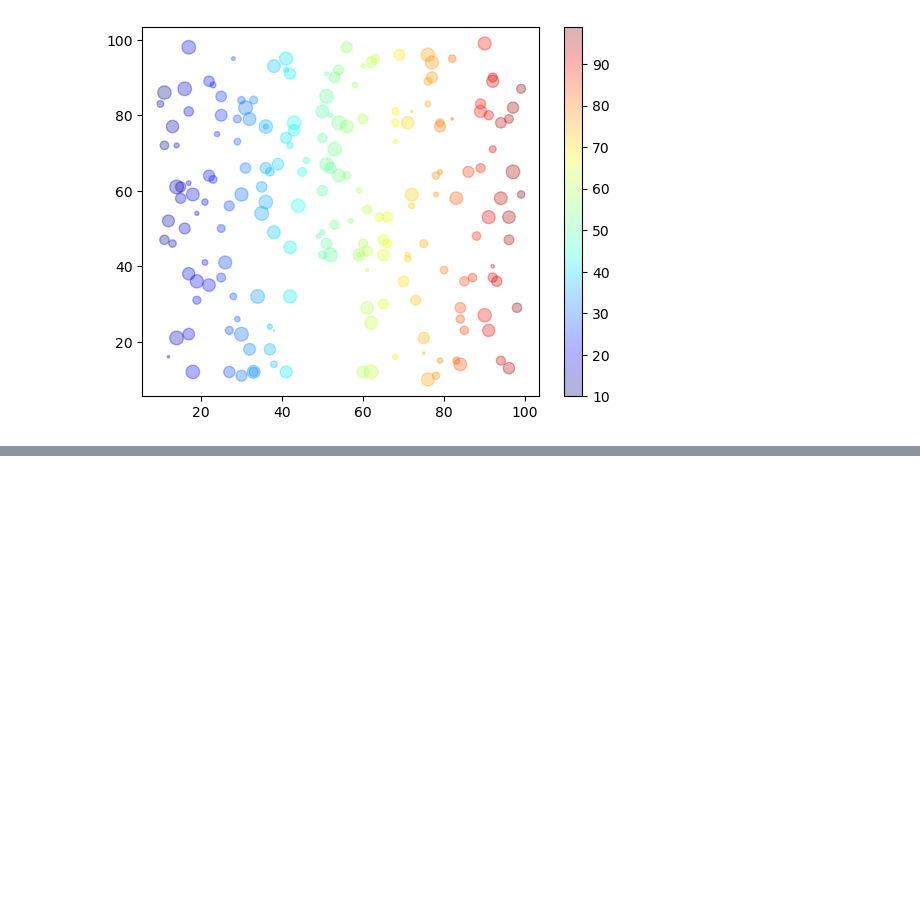
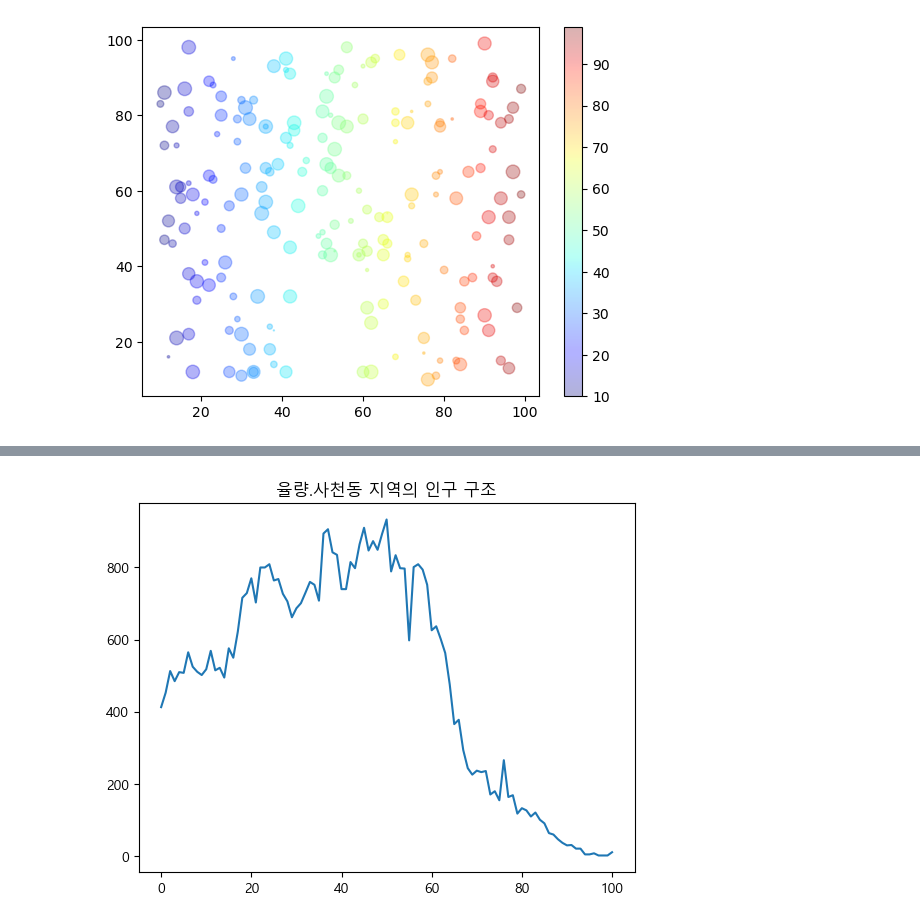
Before and after one commit to dasfef/Chungbuk_Univ_BigData, a Jupyter notebook: day03/day03_numpy.ipynb, the cells around one changed output, grey strips where cells are left out. Saved outputs shown, nothing was run; the diff lists cells and outputs as text; code cells hidden in the pictures; blank space fills up the shorter version.

Commit message:
Add Data Analysis day03

```diff
--- a/day03/day03_numpy.ipynb
+++ b/day03/day03_numpy.ipynb
@@ -50,0 +167,20 @@ plt.show()
+# %%
+import matplotlib.pyplot as plt
+import numpy as np
+import csv
+
+f = open("C:/Users/User/Desktop/WORK/데이터분석/DATA/age.csv", encoding='cp949')
+data = csv.reader(f)
+next(data)
+name = input("인구 구조가 알고 싶은 지역(읍면동 단위) : ")
+
+for row in data :
+    if name in row[0] :
+        home = np.array(row[3:], dtype=int)
+
+plt.rc('font', family='Malgun Gothic')
+plt.title(name + ' 지역의 인구 구조')
+plt.plot(home)
+plt.show()
+# %% [output]
+[figure, added]
```
Also changed, not shown: parts of 6 cells of this notebook, 1 other file.
